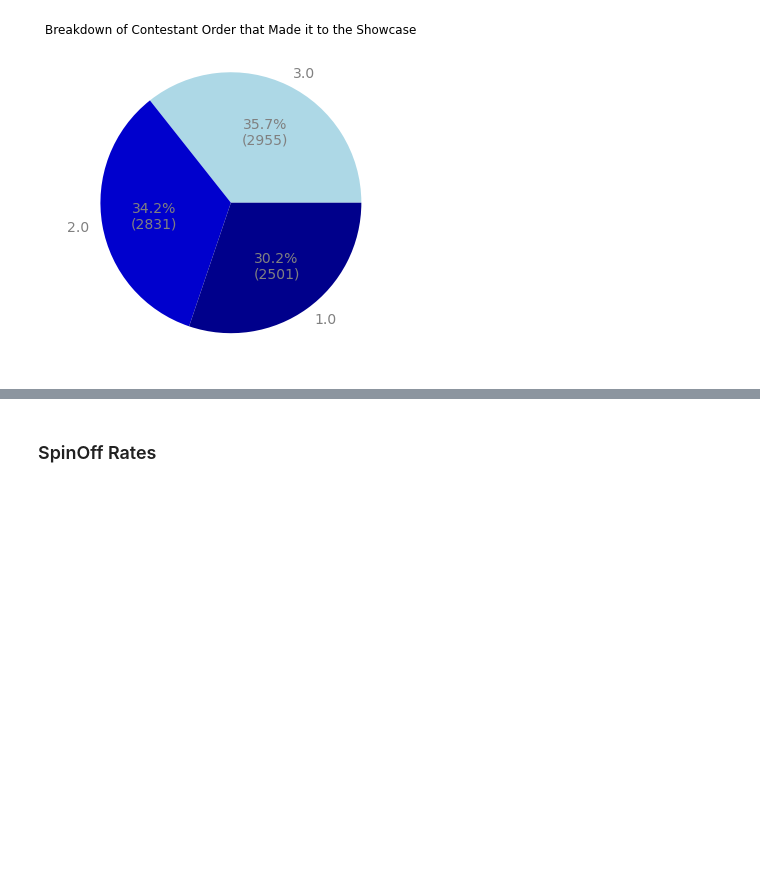
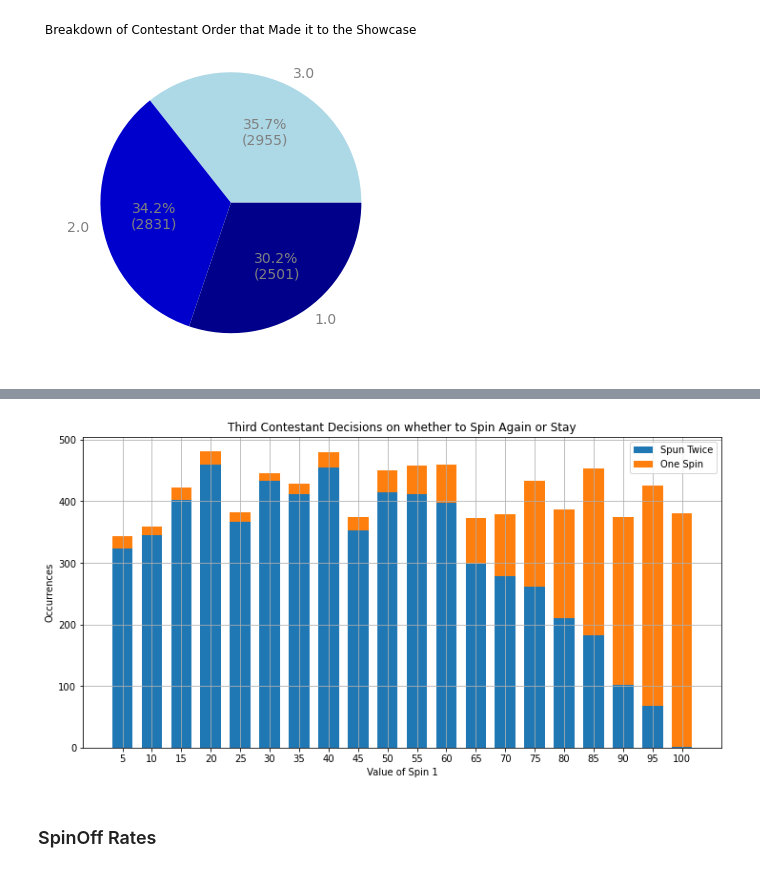
Before and after one commit to zephyr22/zephyr22, a Jupyter notebook: PriceIsRight/GraphResults.ipynb, the cells around one changed output, grey strips where cells are left out. Cells and saved outputs as stored; diff of their text form; code cells hidden in the pictures; blank space fills up the shorter version.

```diff
--- a/PriceIsRight/GraphResults.ipynb
+++ b/PriceIsRight/GraphResults.ipynb
@@ -102,3 +162,17 @@ wedges, texts, autotexts = plt.pie(winner_order.ContestantOrder, labels=winner_o
+# %%
+c3 = sc_df.loc[sc_df.ContestantOrder > 2, :].copy()
+plt.figure(figsize=(12, 6))
+plt.title("Third Contestant Decisions on whether to Spin Again or Stay")
+plt.hist([c3.loc[c3.SpunTwice].Spin1, c3.loc[~c3.SpunTwice].Spin1], bins=range(5, 110, 5),
+         label=['Spun Twice', 'One Spin'], stacked=True, align='left', rwidth=0.7)
+plt.legend()
+plt.xlabel("Value of Spin 1")
+plt.ylabel("Occurrences")
+plt.xticks(range(5, 105, 5))
+plt.grid()
+plt.show()
+# %% [output]
+[figure, added]
 # %% [markdown]
 ### SpinOff Rates
 # %%
```
Also changed, not shown: parts of 22 cells of this notebook, 3 other files.
